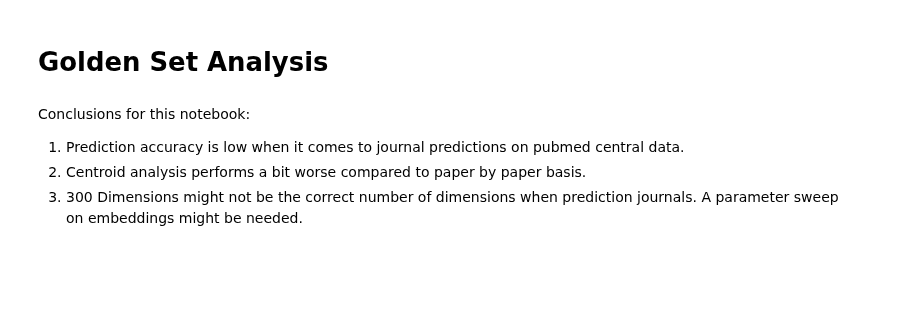
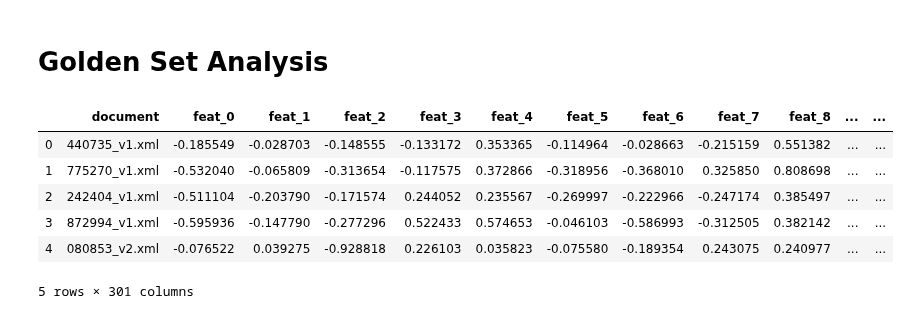
Before and after one commit to greenelab/annorxiver, a Jupyter notebook: biorxiv/journal_tracker/journal_recommendation_experiment.ipynb, the cells around one changed output. Saved outputs shown, nothing was run; the diff lists cells and outputs as text; code cells hidden in the pictures; blank space fills up the shorter version.

Commit message:
checkpoint for journal recommender

```diff
--- a/biorxiv/journal_tracker/journal_recommendation_experiment.ipynb
+++ b/biorxiv/journal_tracker/journal_recommendation_experiment.ipynb
@@ -306,8 +512,18 @@ cross_validation(training_dataset, cv=10, n_neighbors=20, random_state=100, cent
 # %% [markdown]
 # Golden Set Analysis
 # %%
-#biorxiv_journal_embedding_df = pd.read_csv(
-#    "../word_vector_experiment/output/word2vec_output/biorxiv_all_articles_300.tsv.xz",
-#    sep="\t"
-#)
-#biorxiv_journal_embedding_df.head()
+biorxiv_embeddings_df = pd.read_csv(
+    Path("../word_vector_experiment/output/word2vec_output/biorxiv_all_articles_300.tsv.xz")
+    .resolve(),
+    sep="\t"
+)
+
+biorxiv_embeddings_df.head()
+# %% [output]
+|  | document | feat_0 | feat_1 | feat_2 | feat_3 | feat_4 | feat_5 | feat_6 | feat_7 | feat_8 | ... | ... |
+| 0 | 440735_v1.xml | -0.185549 | -0.028703 | -0.148555 | -0.133172 | 0.353365 | -0.114964 | -0.028663 | -0.215159 | 0.551382 | ... | ... |
+| 1 | 775270_v1.xml | -0.532040 | -0.065809 | -0.313654 | -0.117575 | 0.372866 | -0.318956 | -0.368010 | 0.325850 | 0.808698 | ... | ... |
+| 2 | 242404_v1.xml | -0.511104 | -0.203790 | -0.171574 | 0.244052 | 0.235567 | -0.269997 | -0.222966 | -0.247174 | 0.385497 | ... | ... |
+| 3 | 872994_v1.xml | -0.595936 | -0.147790 | -0.277296 | 0.522433 | 0.574653 | -0.046103 | -0.586993 | -0.312505 | 0.382142 | ... | ... |
+| 4 | 080853_v2.xml | -0.076522 | 0.039275 | -0.928818 | 0.226103 | 0.035823 | -0.075580 | -0.189354 | 0.243075 | 0.240977 | ... | ... |
+5 rows × 301 columns
@@ -316,5 +529,0 @@ cross_validation(training_dataset, cv=10, n_neighbors=20, random_state=100, cent
-# %% [markdown]
-Conclusions for this notebook:
-1. Prediction accuracy is low when it comes to journal predictions on pubmed central data.
-2. Centroid analysis performs a bit worse compared to paper by paper basis.
-3. 300 Dimensions might not be the correct number of dimensions when prediction journals. A parameter sweep on embeddings might be needed.
```
Also changed, not shown: parts of 51 cells of this notebook, 1 other file.
